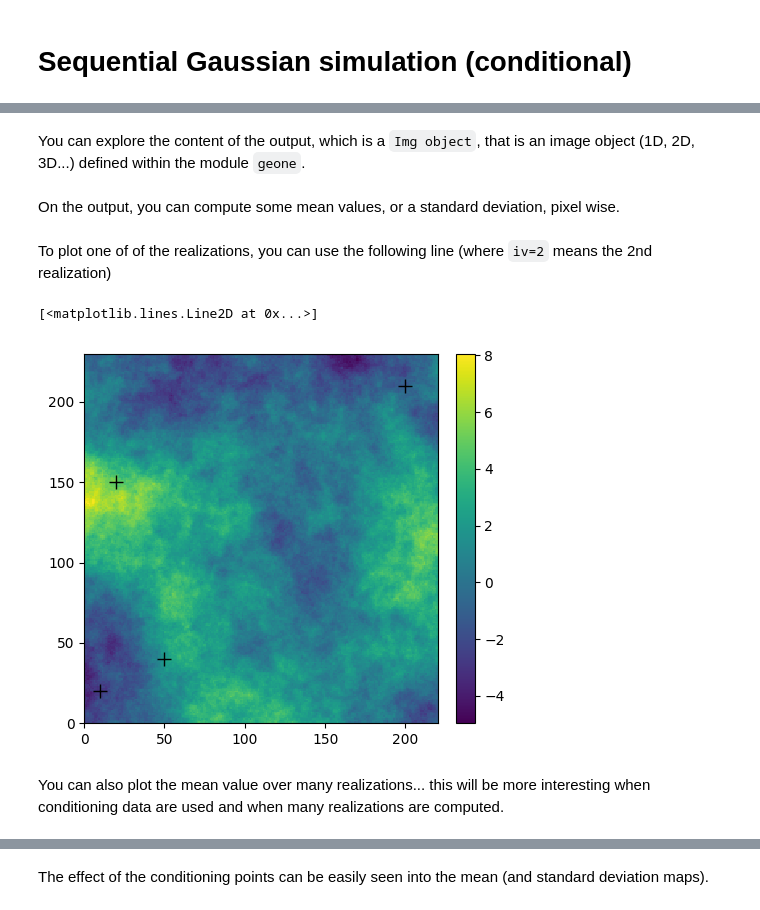
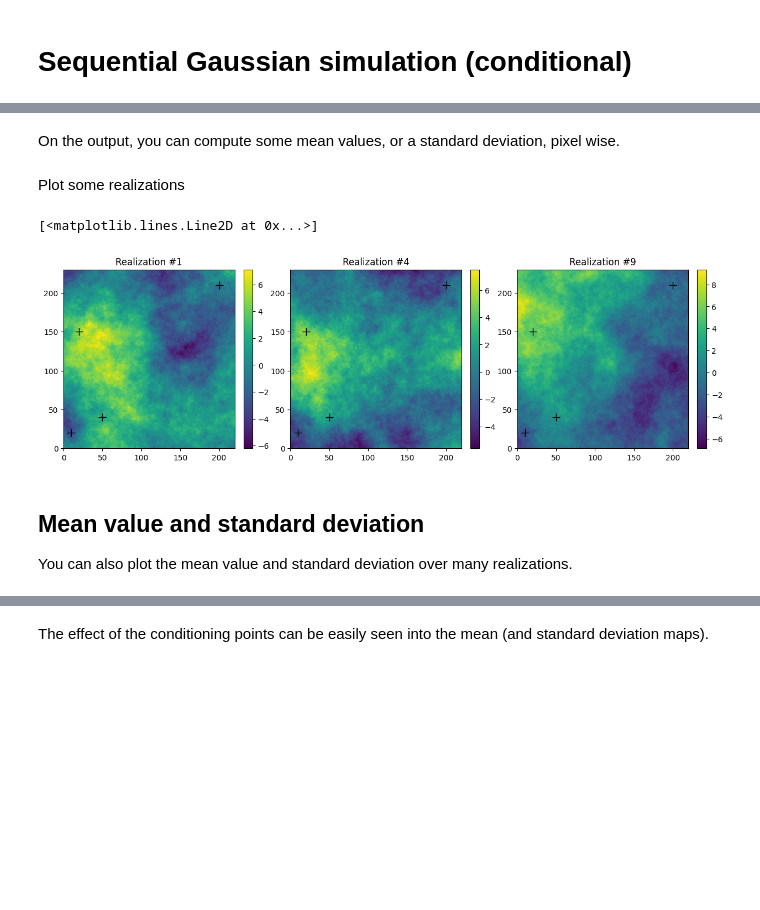
Before and after one commit to alecomunian/gmg, a Jupyter notebook: notebooks/simulation/01_conditional_SGS.ipynb, the cells around one changed output, grey strips where cells are left out. Drawn from its saved outputs; the diff is of its cells as text; code cells hidden in the pictures; blank space fills up the shorter version.

```diff
--- a/notebooks/simulation/01_conditional_SGS.ipynb
+++ b/notebooks/simulation/01_conditional_SGS.ipynb
@@ -60,5 +54,5 @@ geosclassic_output = gn.geosclassicinterface.simulate2D(cov_model, dimension, sp
                                                         method='ordinary_kriging',
                                                         x=x, v=v,
                                                         searchRadiusRelative=3.0, nneighborMax=12,
-                                                        nreal=nreal)
+                                                        nreal=nreal, nthreads=1)
 # %% [output]
@@ -69,8 +63,6 @@ The syntax to retrieve the results of our simulation from the return value provi
 # %%
 # Retrieve the realizations
 simul = geosclassic_output['image']
-# %% [markdown]
-You can explore the content of the output, which is a `Img object`, that is an image object (1D, 2D, 3D...) defined within the module `geone`.
 # %% [markdown]
 On the output, you can compute some mean values, or a standard deviation, pixel wise.
 # %%
@@ -78,13 +70,26 @@ On the output, you can compute some mean values, or a standard deviation, pixel
 simul_mean = gn.img.imageContStat(simul, op='mean')
 simul_std = gn.img.imageContStat(simul, op='std')
 # %% [markdown]
-To plot one of of the realizations, you can use the following line (where `iv=2` means the 2nd realization)
+Plot some realizations
 # %%
-gn.imgplot.drawImage2D(simul, iv=2)
+pl.subplots(1,3,figsize=((15,5)))
+pl.subplot(1,3,1)
+pl.title("Realization #1")
+gn.imgplot.drawImage2D(simul, iv=1)
 pl.plot(x[:,0],x[:,1], '+', c='black', markersize=10) # add conditioning point locations
+pl.subplot(1,3,2)
+pl.title("Realization #4")
+gn.imgplot.drawImage2D(simul, iv=4)
+pl.plot(x[:,0],x[:,1], '+', c='black', markersize=10) # add conditioning point locations
+pl.subplot(1,3,3)
+pl.title("Realization #9")
+gn.imgplot.drawImage2D(simul, iv=9)
+pl.plot(x[:,0],x[:,1], '+', c='black', markersize=10) # add conditioning point locations
 # %% [output]
 [<matplotlib.lines.Line2D at 0x...>]
-[figure, old version]
+[figure, new version]
 # %% [markdown]
-You can also plot the mean value over many realizations... this will be more interesting when conditioning data are used and when many realizations are computed.
+## Mean value and standard deviation
+
+You can also plot the mean value and standard deviation over many realizations.
 # %%
```
Also changed, not shown: parts of 11 cells of this notebook, 2 other files.
